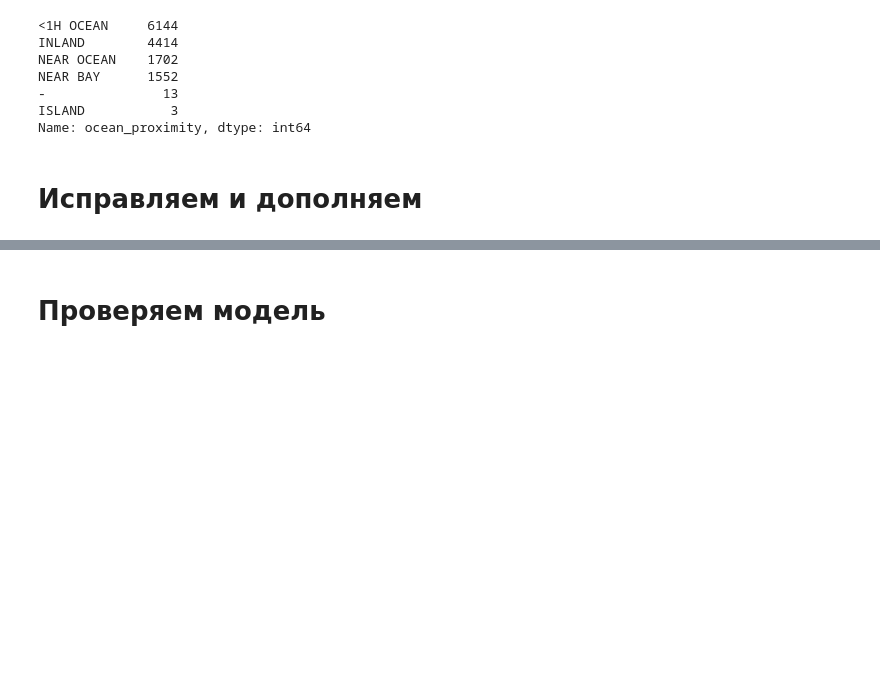
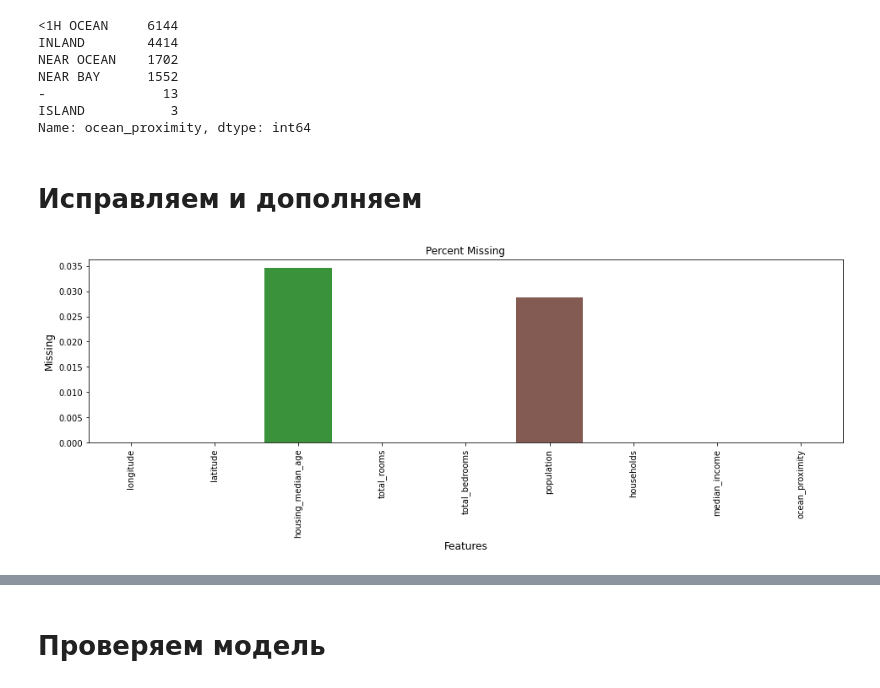
Before and after one commit to Maximrez/ITAcademySamsung, a Jupyter notebook: Predication_house_price.ipynb, the cells around one changed output, grey strips where cells are left out. Saved outputs shown, nothing was run; the diff lists cells and outputs as text; code cells hidden in the pictures; blank space fills up the shorter version.

```diff
--- a/Predication_house_price.ipynb
+++ b/Predication_house_price.ipynb
@@ -284,4 +284,8 @@ ISLAND           3
 Name: ocean_proximity, dtype: int64
 # %% [markdown]
 # Исправляем и дополняем
+# %%
+nan_analize(X)
+# %% [output]
+[figure, added]
 # %%
```
Also changed, not shown: parts of 29 cells of this notebook.
